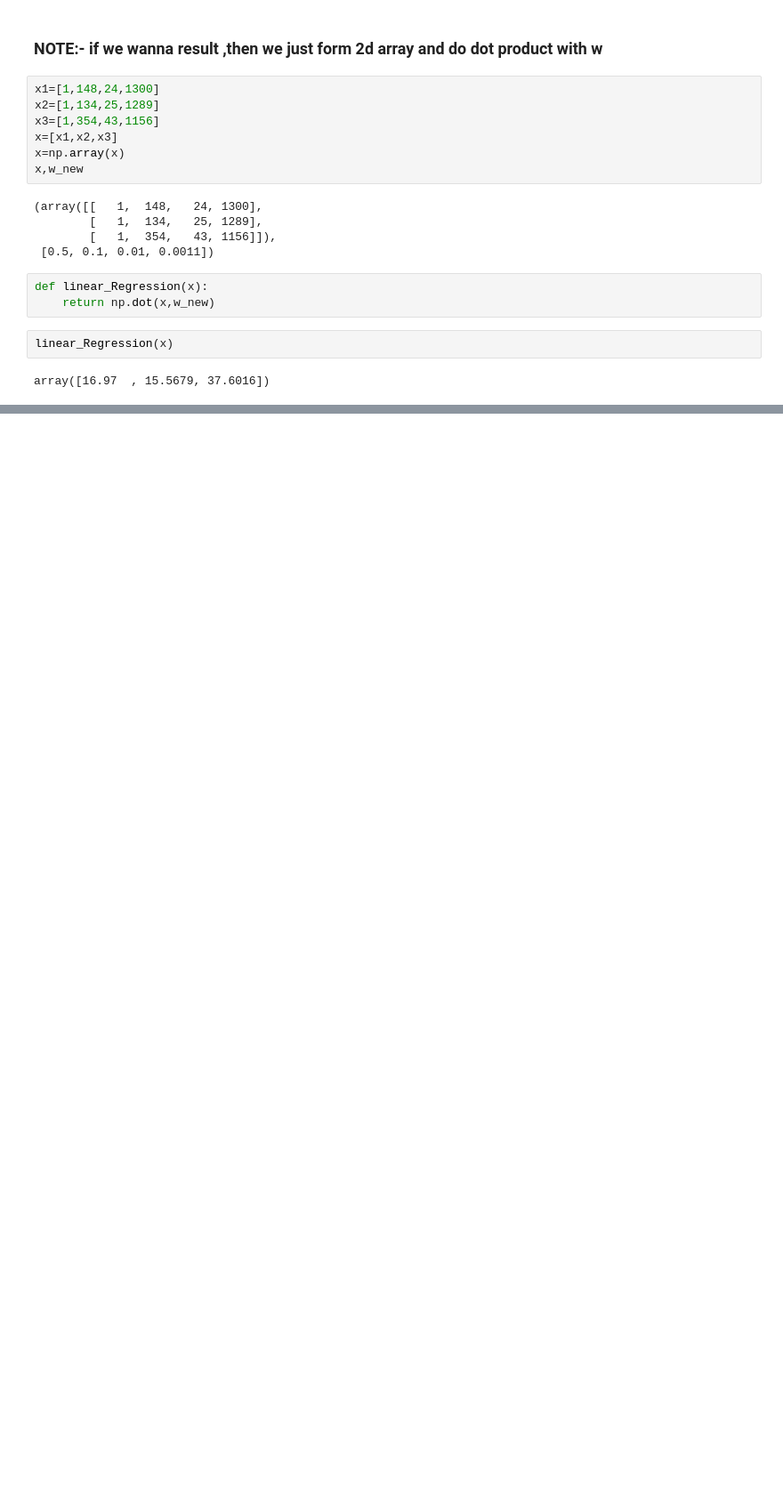
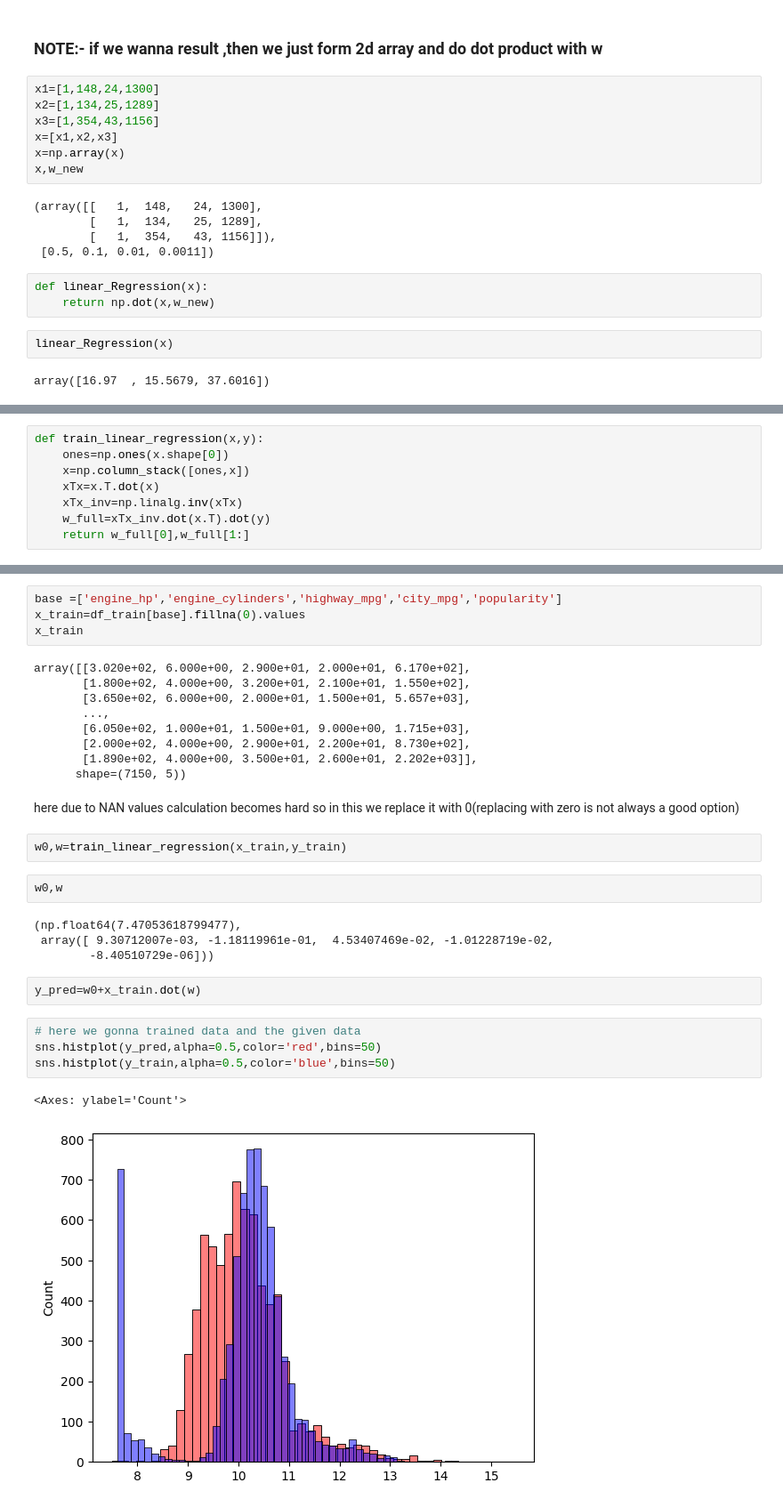
Before and after one commit to choudharyrajaryan7-cmyk/Car-Price-pridiction, a Jupyter notebook: Data.ipynb, the cells around one changed output, grey strips where cells are left out. Shown at 89% size. Saved outputs shown, nothing was run; the diff lists cells and outputs as text; blank space fills up the shorter version.

```diff
--- a/Data.ipynb
+++ b/Data.ipynb
@@ -333,0 +385,8 @@ array([16.97  , 15.5679, 37.6016])
+# %%
+def train_linear_regression(x,y):
+    ones=np.ones(x.shape[0])
+    x=np.column_stack([ones,x])
+    xTx=x.T.dot(x)
+    xTx_inv=np.linalg.inv(xTx)
+    w_full=xTx_inv.dot(x.T).dot(y)
+    return w_full[0],w_full[1:]
@@ -333,0 +403,32 @@ array([16.97  , 15.5679, 37.6016])
+# %%
+base =['engine_hp','engine_cylinders','highway_mpg','city_mpg','popularity']
+x_train=df_train[base].fillna(0).values
+x_train
+# %% [output]
+array([[3.020e+02, 6.000e+00, 2.900e+01, 2.000e+01, 6.170e+02],
+       [1.800e+02, 4.000e+00, 3.200e+01, 2.100e+01, 1.550e+02],
+       [3.650e+02, 6.000e+00, 2.000e+01, 1.500e+01, 5.657e+03],
+       ...,
+       [6.050e+02, 1.000e+01, 1.500e+01, 9.000e+00, 1.715e+03],
+       [2.000e+02, 4.000e+00, 2.900e+01, 2.200e+01, 8.730e+02],
+       [1.890e+02, 4.000e+00, 3.500e+01, 2.600e+01, 2.202e+03]],
+      shape=(7150, 5))
+# %% [markdown]
+here due to NAN values calculation becomes hard so in this we replace it with 0(replacing with zero is not always a good option)
+# %%
+w0,w=train_linear_regression(x_train,y_train)
+# %%
+w0,w
+# %% [output]
+(np.float64(7.47053618799477),
+ array([ 9.30712007e-03, -1.18119961e-01,  4.53407469e-02, -1.01228719e-02,
+        -8.40510729e-06]))
+# %%
+y_pred=w0+x_train.dot(w)
+# %%
+# here we gonna trained data and the given data
+sns.histplot(y_pred,alpha=0.5,color='red',bins=50)
+sns.histplot(y_train,alpha=0.5,color='blue',bins=50)
+# %% [output]
+<Axes: ylabel='Count'>
+[figure, added]
```
Also changed, not shown: parts of 12 cells of this notebook, 2 other files.
